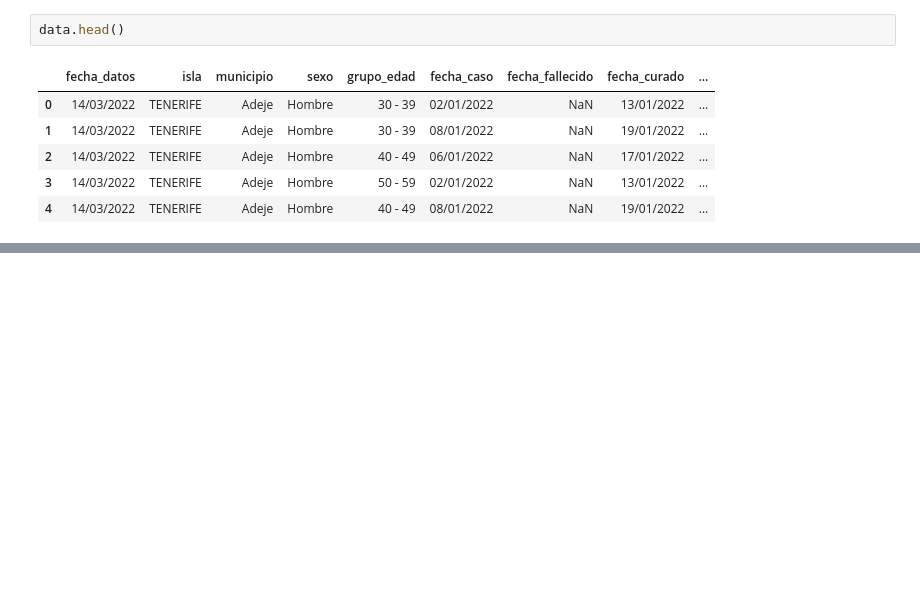
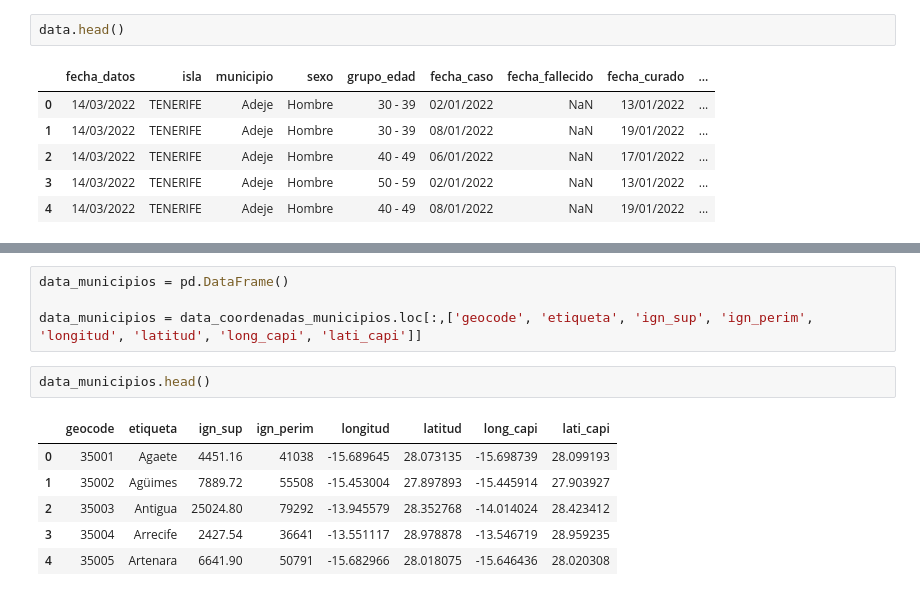
Before and after one commit to jalonsouoc/Practica1-Visualizacion-de-datos, a Jupyter notebook: Pra1.ipynb, the cells around one changed output, grey strips where cells are left out. Cells and saved outputs as stored; diff of their text form; blank space fills up the shorter version.

```diff
--- a/Pra1.ipynb
+++ b/Pra1.ipynb
@@ -62,0 +147,13 @@ data.head()
+# %%
+data_municipios = pd.DataFrame()
+
+data_municipios = data_coordenadas_municipios.loc[:,['geocode', 'etiqueta', 'ign_sup', 'ign_perim', 'longitud', 'latitud', 'long_capi', 'lati_capi']]
+# %%
+data_municipios.head()
+# %% [output]
+|  | geocode | etiqueta | ign_sup | ign_perim | longitud | latitud | long_capi | lati_capi |
+| 0 | 35001 | Agaete | 4451.16 | 41038 | -15.689645 | 28.073135 | -15.698739 | 28.099193 |
+| 1 | 35002 | Agüimes | 7889.72 | 55508 | -15.453004 | 27.897893 | -15.445914 | 27.903927 |
+| 2 | 35003 | Antigua | 25024.80 | 79292 | -13.945579 | 28.352768 | -14.014024 | 28.423412 |
+| 3 | 35004 | Arrecife | 2427.54 | 36641 | -13.551117 | 28.978878 | -13.546719 | 28.959235 |
+| 4 | 35005 | Artenara | 6641.90 | 50791 | -15.682966 | 28.018075 | -15.646436 | 28.020308 |
```
Also changed, not shown: parts of 35 cells of this notebook, 4 other files.
